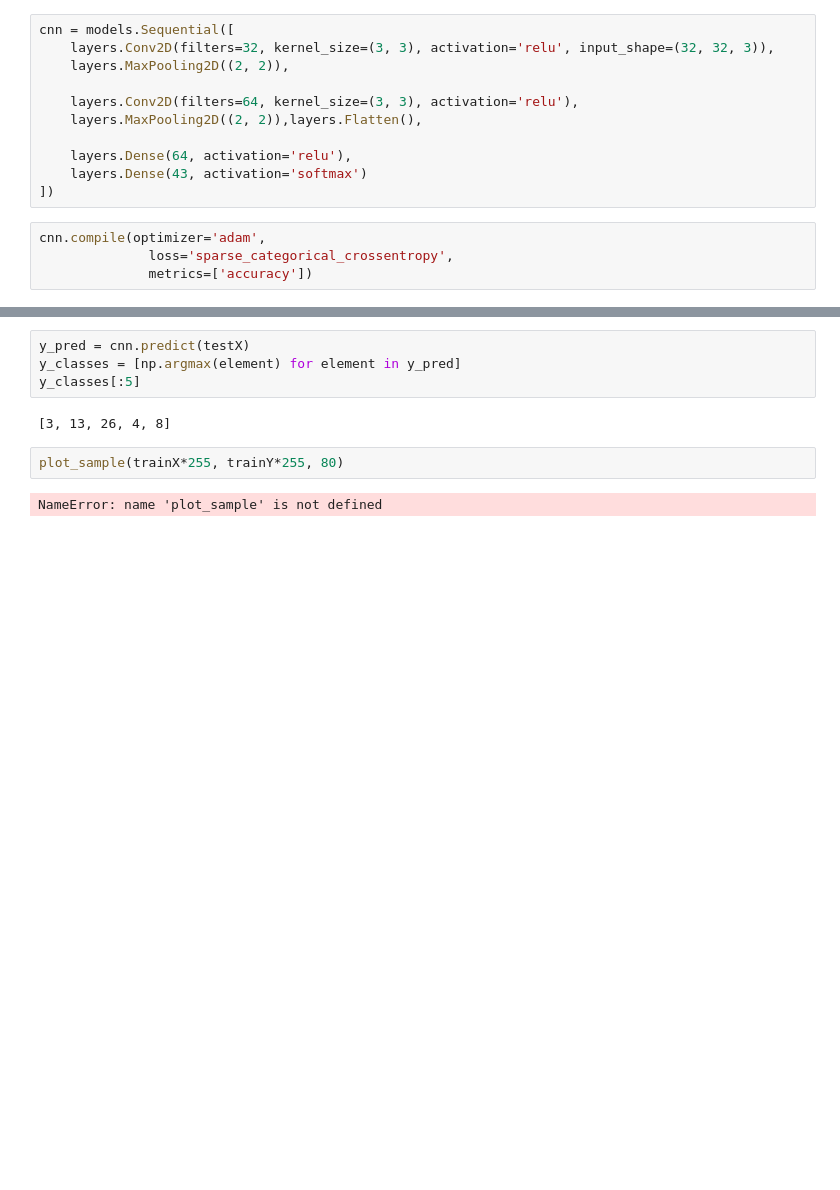
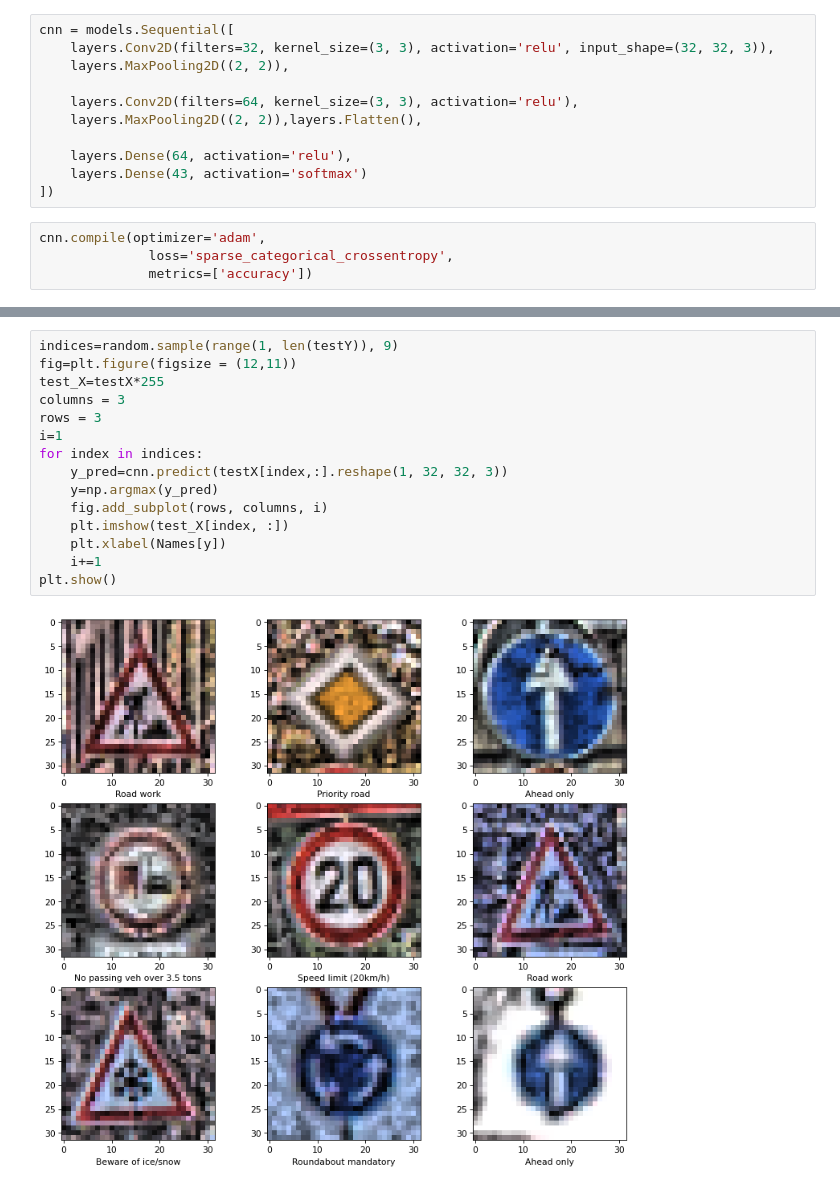
Before and after one commit to svkrishna10/Traffic-Sign-Detection, a Jupyter notebook: TrafficSignCNN.ipynb, the cells around one changed output, grey strips where cells are left out. Drawn from its saved outputs; the diff is of its cells as text; blank space fills up the shorter version.

```diff
--- a/TrafficSignCNN.ipynb
+++ b/TrafficSignCNN.ipynb
@@ -113,10 +112,17 @@ cnn.evaluate(testX,testY)
-# %%
-y_pred = cnn.predict(testX)
-y_classes = [np.argmax(element) for element in y_pred]
-y_classes[:5]
-# %% [output]
-[3, 13, 26, 4, 8]
-# %%
-plot_sample(trainX*255, trainY*255, 80)
-# %% [output]
-NameError: name 'plot_sample' is not defined
+# %%
+indices=random.sample(range(1, len(testY)), 9)
+fig=plt.figure(figsize = (12,11))
+test_X=testX*255
+columns = 3
+rows = 3
+i=1
+for index in indices:
+    y_pred=cnn.predict(testX[index,:].reshape(1, 32, 32, 3))
+    y=np.argmax(y_pred)
+    fig.add_subplot(rows, columns, i)
+    plt.imshow(test_X[index, :])
+    plt.xlabel(Names[y])
+    i+=1
+plt.show()
+# %% [output]
+[figure, added]
```
Also changed, not shown: parts of 7 cells of this notebook.
